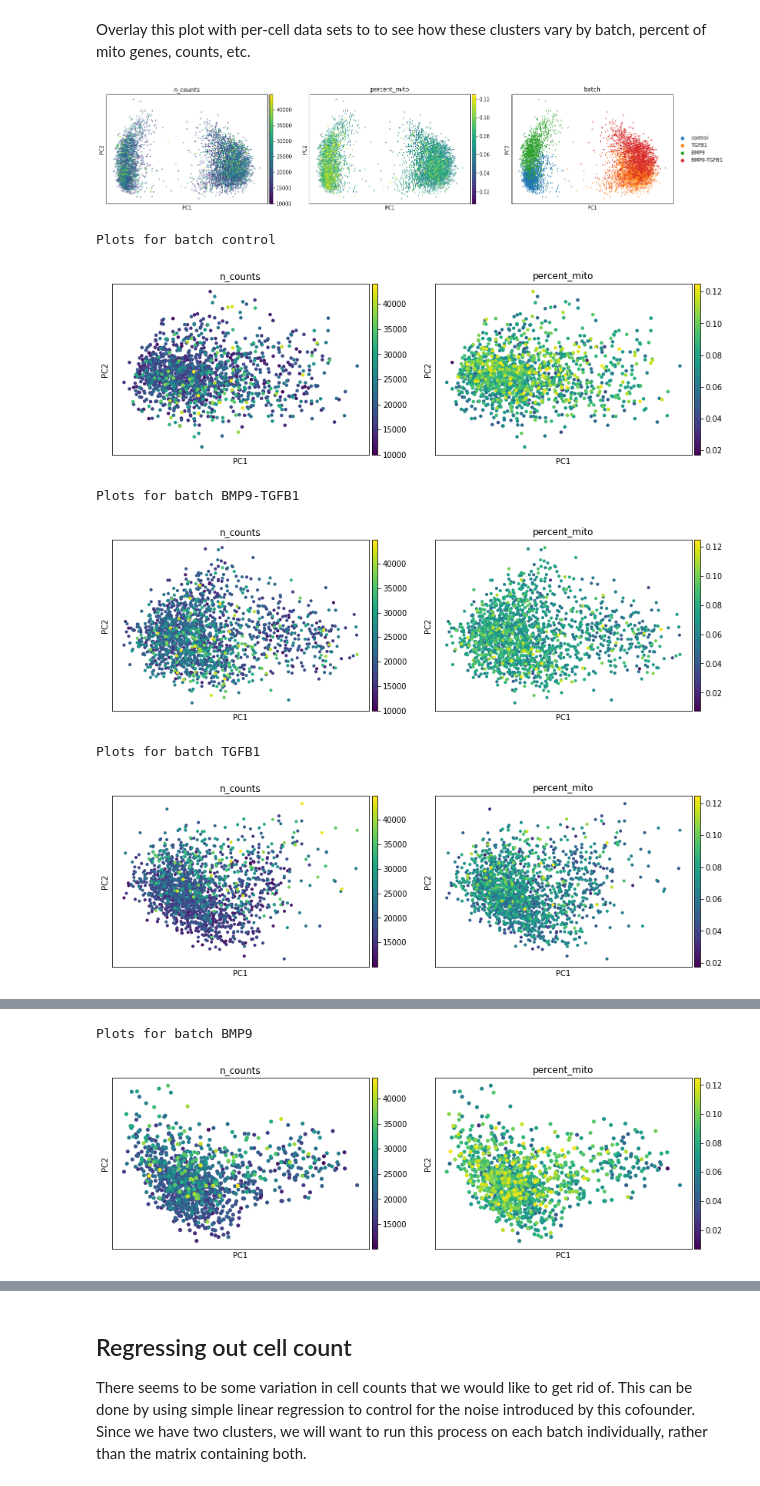
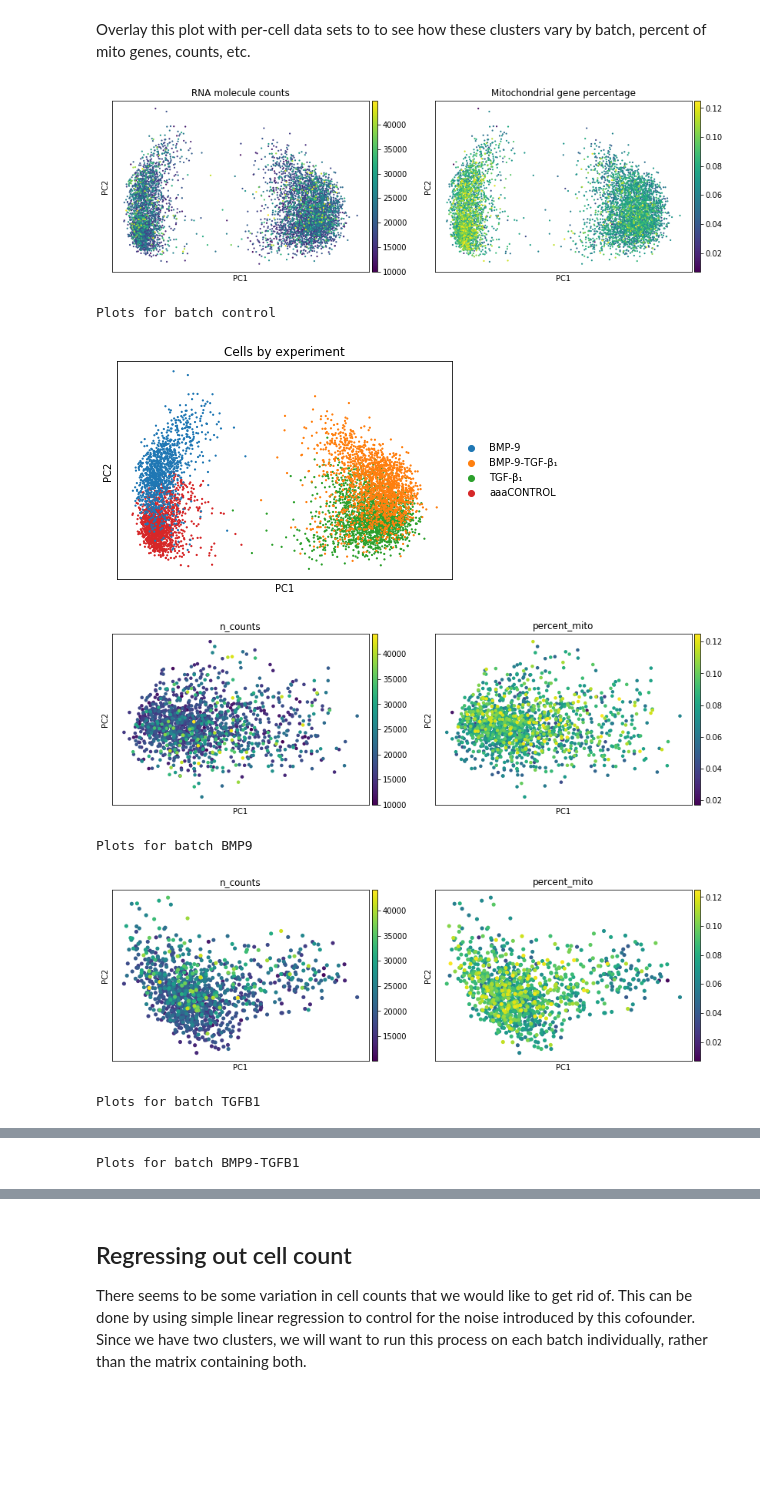
Before and after one commit to picrin/vascular_BMP9_TGFB1, a Jupyter notebook: 03_regressing_cofounders.ipynb, the cells around one changed output, grey strips where cells are left out. Saved outputs shown, nothing was run; the diff lists cells and outputs as text; code cells hidden in the pictures; blank space fills up the shorter version.

```diff
--- a/03_regressing_cofounders.ipynb
+++ b/03_regressing_cofounders.ipynb
@@ -24,10 +24,15 @@ Load the AnnData matrix from the previous step. Create views for this AnnData ma
 adata = anndata.read_h5ad(os.path.join("write", "tgfb1-2.h5ad"))
 # %%
 batches = {batch : adata[adata.obs["batch"] == batch, :] for batch in set(adata.obs["batch"])}
+# %%
+batch_order_new_names = {"control": "aaaCONTROL", "BMP9": "BMP-9", "TGFB1": "TGF-β₁", "BMP9-TGFB1": "BMP-9 + TGF-β₁"}
 # %%
 for batch in batches.values():
     del batch.var["n_cells"]
     del batch.obs["n_genes"]
+# %%
+for key in batch_order_new_names.keys():
+    batches[key] = batches.pop(key)
 # %%
 batches
 # %% [output]
@@ -51,3 +56,7 @@ batches
      var: 'gene_names', 'highly_variable', 'means', 'dispersions', 'dispersions_norm'
      uns: 'genes_before_highly_variable', 'genes_original'
      layers: 'ambiguous', 'spliced', 'unspliced'}
+# %%
+for key, value in batch_order_new_names.items():
+    batches[key].obs["batch"] = batches[key].obs["batch"].str.replace(key, value)
+    adata.obs["batch"] = adata.obs["batch"].str.replace(key, value)
@@ -137,16 +151,18 @@ Overlay this plot with per-cell data sets to to see how these clusters vary by b
 # %%
 pca_data_points = ["n_counts", "percent_mito"]
 
-sc.pl.pca(adata, color=pca_data_points + ["batch"])
+sc.pl.pca(adata, color=pca_data_points, title=["RNA molecule counts", "Mitochondrial gene percentage"])
+
+f = sc.pl.pca(adata, color="batch", title="Cells by experiment", return_fig=True)
 
 for batch, matrix in batches.items():
     print("Plots for batch", batch)
     sc.pl.pca(matrix, color=pca_data_points)
 # %% [output]
-[figure, old version]
+[figure, new version]
 Plots for batch control
-[figure, old version]
+[figure, new version]
+[figure, new version]
-Plots for batch BMP9-TGFB1
+Plots for batch BMP9
-[figure, old version]
+[figure, new version]
 Plots for batch TGFB1
-[figure, old version]
@@ -153,2 +170 @@ Plots for batch TGFB1
-Plots for batch BMP9
+Plots for batch BMP9-TGFB1
-[figure, old version]
```
Also changed, not shown: parts of 15 cells of this notebook, 2 other files.
